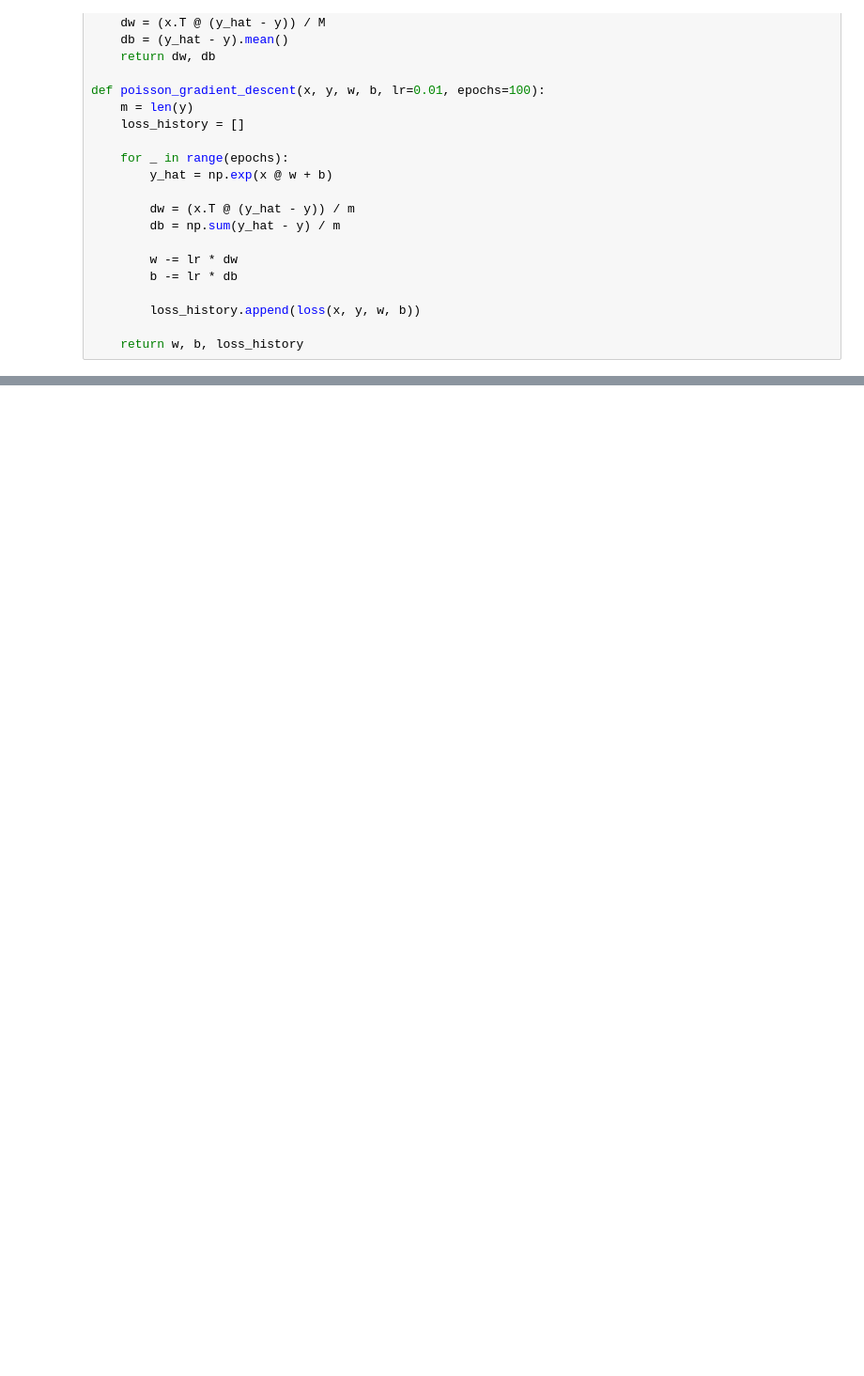
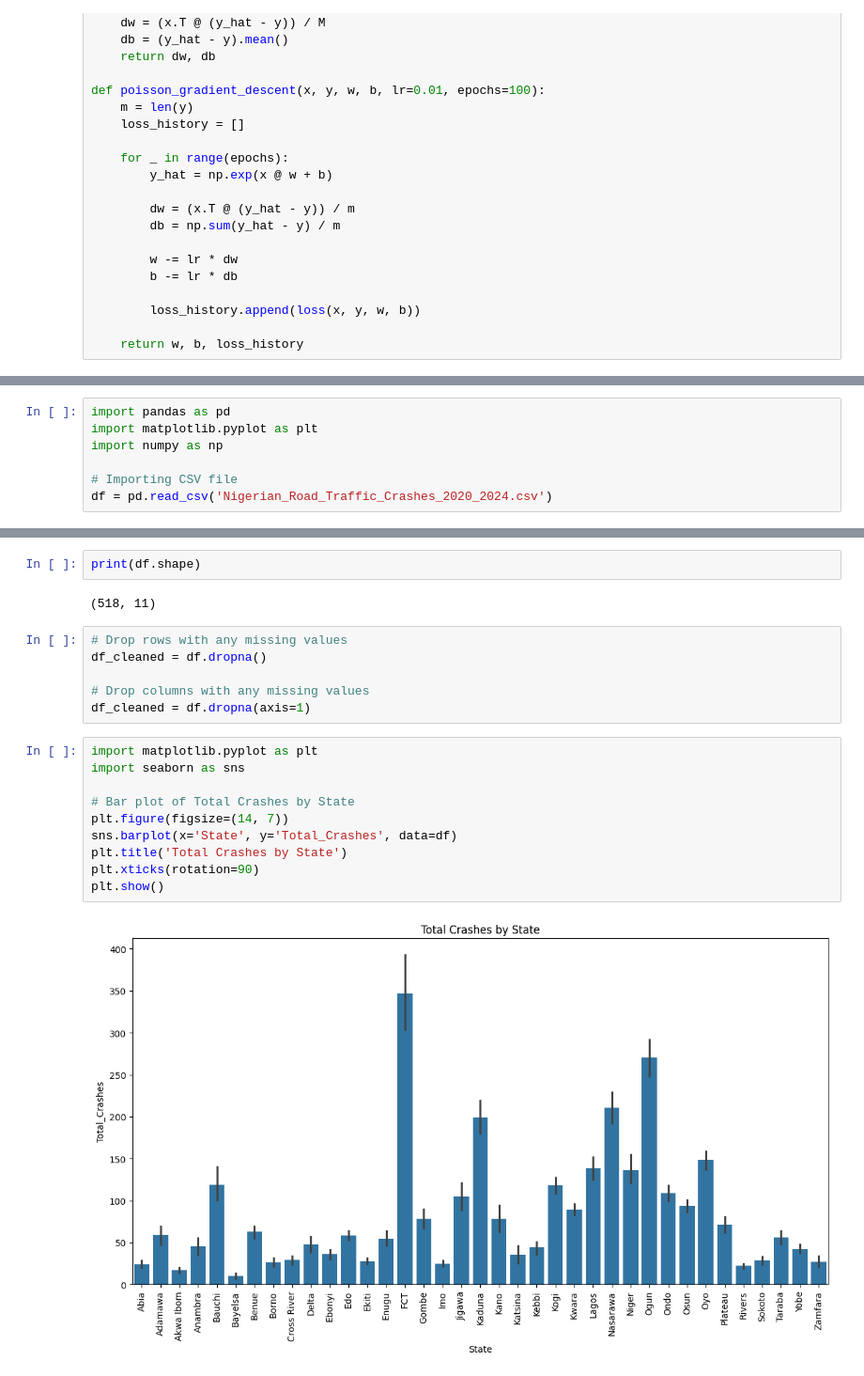
Before and after one commit to pargass/poisson-regression, a Jupyter notebook: poisson.ipynb, the cells around one changed output, grey strips where cells are left out. Shown at 94% size. Drawn from its saved outputs; the diff is of its cells as text; blank space fills up the shorter version.

```diff
--- a/poisson.ipynb
+++ b/poisson.ipynb
@@ -131,0 +164,7 @@ y_test_pred = poisson_model.predict(X_test_scaled)
+# %%
+import pandas as pd
+import matplotlib.pyplot as plt
+import numpy as np
+
+# Importing CSV file
+df = pd.read_csv('Nigerian_Road_Traffic_Crashes_2020_2024.csv')
@@ -131,0 +229,22 @@ y_test_pred = poisson_model.predict(X_test_scaled)
+# %%
+print(df.shape)
+# %% [output]
+(518, 11)
+# %%
+# Drop rows with any missing values
+df_cleaned = df.dropna()
+
+# Drop columns with any missing values
+df_cleaned = df.dropna(axis=1)
+# %%
+import matplotlib.pyplot as plt
+import seaborn as sns
+
+# Bar plot of Total Crashes by State
+plt.figure(figsize=(14, 7))
+sns.barplot(x='State', y='Total_Crashes', data=df)
+plt.title('Total Crashes by State')
+plt.xticks(rotation=90)
+plt.show()
+# %% [output]
+[figure, added]
```
Also changed, not shown: parts of 22 cells of this notebook, 1 other file.
